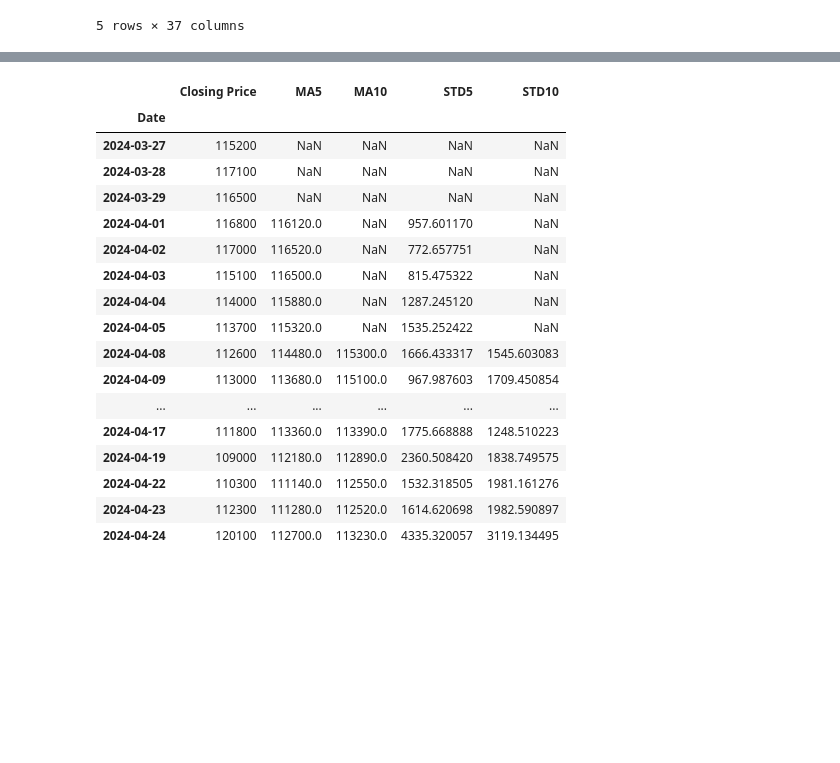
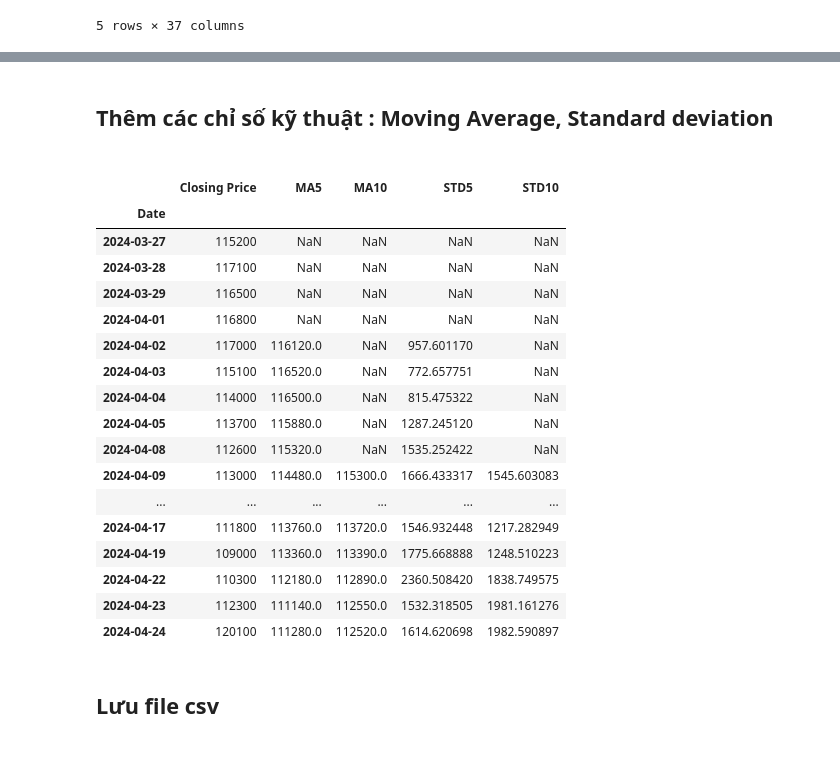
Before and after one commit to quanquan1406/Data_Explorer_2025, a Jupyter notebook: P1_Train_Model/Preprocessing_Data/merge_data.ipynb, the cells around one changed output, grey strips where cells are left out. Drawn from its saved outputs; the diff is of its cells as text; code cells hidden in the pictures; blank space fills up the shorter version.

```diff
--- a/P1_Train_Model/Preprocessing_Data/merge_data.ipynb
+++ b/P1_Train_Model/Preprocessing_Data/merge_data.ipynb
@@ -151,33 +162,37 @@ merged_df_lag1
+# %% [markdown]
+<h2> Thêm các chỉ số kỹ thuật : Moving Average,  Standard deviation <h2>
 # %%
 # Đường trung bình động
-merged_df_lag1['MA5'] = merged_df['Closing Price'].rolling(window=5).mean()
-merged_df_lag1['MA10'] = merged_df['Closing Price'].rolling(window=10).mean()
+merged_df_lag1['MA5'] = merged_df_lag1['Closing Price_lag1'].rolling(window=5).mean()
+merged_df_lag1['MA10'] = merged_df_lag1['Closing Price_lag1'].rolling(window=10).mean()
 
 # Độ lệch chuẩn
-merged_df_lag1['STD5'] = merged_df['Closing Price'].rolling(window=5).std()
-merged_df_lag1['STD10'] = merged_df['Closing Price'].rolling(window=10).std()
+merged_df_lag1['STD5'] = merged_df_lag1['Closing Price_lag1'].rolling(window=5).std()
+merged_df_lag1['STD10'] = merged_df_lag1['Closing Price_lag1'].rolling(window=10).std()
 
 # Kiểm tra dữ liệu sau khi lùi thời gian
 merged_df_lag1[['Closing Price', 'MA5', 'MA10', 'STD5', 'STD10']].head(20)
 # %% [output]
 |  | Closing Price | MA5 | MA10 | STD5 | STD10 |
 | Date |  |  |  |  |  |
 | 2024-03-27 | 115200 | NaN | NaN | NaN | NaN |
 | 2024-03-28 | 117100 | NaN | NaN | NaN | NaN |
 | 2024-03-29 | 116500 | NaN | NaN | NaN | NaN |
-| 2024-04-01 | 116800 | 116120.0 | NaN | 957.601170 | NaN |
-| 2024-04-02 | 117000 | 116520.0 | NaN | 772.657751 | NaN |
-| 2024-04-03 | 115100 | 116500.0 | NaN | 815.475322 | NaN |
-| 2024-04-04 | 114000 | 115880.0 | NaN | 1287.245120 | NaN |
-| 2024-04-05 | 113700 | 115320.0 | NaN | 1535.252422 | NaN |
-| 2024-04-08 | 112600 | 114480.0 | 115300.0 | 1666.433317 | 1545.603083 |
-| 2024-04-09 | 113000 | 113680.0 | 115100.0 | 967.987603 | 1709.450854 |
+| 2024-04-01 | 116800 | NaN | NaN | NaN | NaN |
+| 2024-04-02 | 117000 | 116120.0 | NaN | 957.601170 | NaN |
+| 2024-04-03 | 115100 | 116520.0 | NaN | 772.657751 | NaN |
+| 2024-04-04 | 114000 | 116500.0 | NaN | 815.475322 | NaN |
+| 2024-04-05 | 113700 | 115880.0 | NaN | 1287.245120 | NaN |
+| 2024-04-08 | 112600 | 115320.0 | NaN | 1535.252422 | NaN |
+| 2024-04-09 | 113000 | 114480.0 | 115300.0 | 1666.433317 | 1545.603083 |
 | ... | ... | ... | ... | ... | ... |
-| 2024-04-17 | 111800 | 113360.0 | 113390.0 | 1775.668888 | 1248.510223 |
-| 2024-04-19 | 109000 | 112180.0 | 112890.0 | 2360.508420 | 1838.749575 |
-| 2024-04-22 | 110300 | 111140.0 | 112550.0 | 1532.318505 | 1981.161276 |
-| 2024-04-23 | 112300 | 111280.0 | 112520.0 | 1614.620698 | 1982.590897 |
-| 2024-04-24 | 120100 | 112700.0 | 113230.0 | 4335.320057 | 3119.134495 |
+| 2024-04-17 | 111800 | 113760.0 | 113720.0 | 1546.932448 | 1217.282949 |
+| 2024-04-19 | 109000 | 113360.0 | 113390.0 | 1775.668888 | 1248.510223 |
+| 2024-04-22 | 110300 | 112180.0 | 112890.0 | 2360.508420 | 1838.749575 |
+| 2024-04-23 | 112300 | 111140.0 | 112550.0 | 1532.318505 | 1981.161276 |
+| 2024-04-24 | 120100 | 111280.0 | 112520.0 | 1614.620698 | 1982.590897 |
+# %% [markdown]
+<h2> Lưu file csv<h2>
 # %%
 # xuất file csv
 merged_df.to_csv("../../DATA EXPLORER CONTEST/Preprocessed_Data/merged_data.csv", index=True)
```
Also changed, not shown: parts of 8 cells of this notebook, 11 other files.
